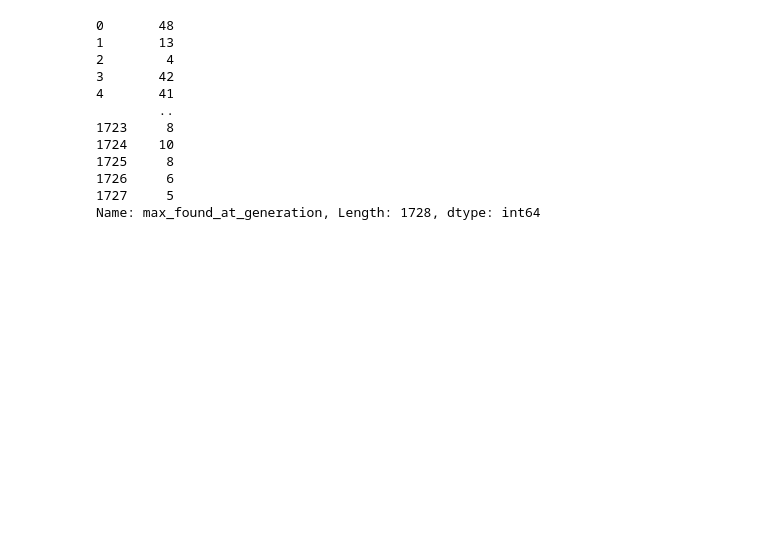
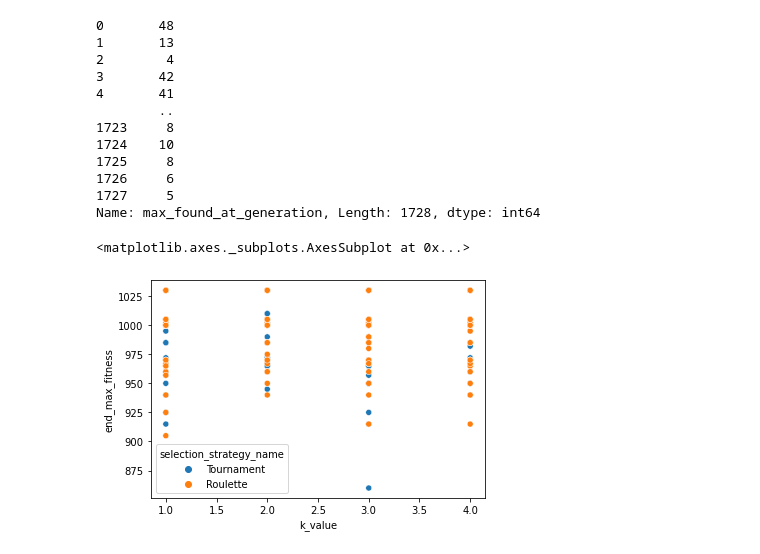
Before and after one commit to NeneWang/genetic-algorithms-exploration-2, a Jupyter notebook: streamlit/knapsack_analysis.ipynb, the cells around one changed output. Cells and saved outputs as stored; diff of their text form; code cells hidden in the pictures; blank space fills up the shorter version.

Commit message:
knapsack

```diff
--- a/streamlit/knapsack_analysis.ipynb
+++ b/streamlit/knapsack_analysis.ipynb
@@ -90,3 +90,14 @@ df_full_knapsack['max_found_at_generation']
 1726     6
 1727     5
 Name: max_found_at_generation, Length: 1728, dtype: int64
+# %%
+# replace Unnamed: 0 with index
+
+df_full_knapsack = df_full_knapsack.drop(columns=['Unnamed: 0'])
+# %%
+# difference if selection_strategy_name not `Best`
+selected_df = df_full_knapsack[df_full_knapsack['selection_strategy_name'] != 'Best']
+sns.scatterplot(data=selected_df, x='k_value', y='end_max_fitness', hue='selection_strategy_name')
+# %% [output]
+<matplotlib.axes._subplots.AxesSubplot at 0x...>
+[figure, added]
```
Also changed, not shown: parts of 16 cells of this notebook, 6 other files.
